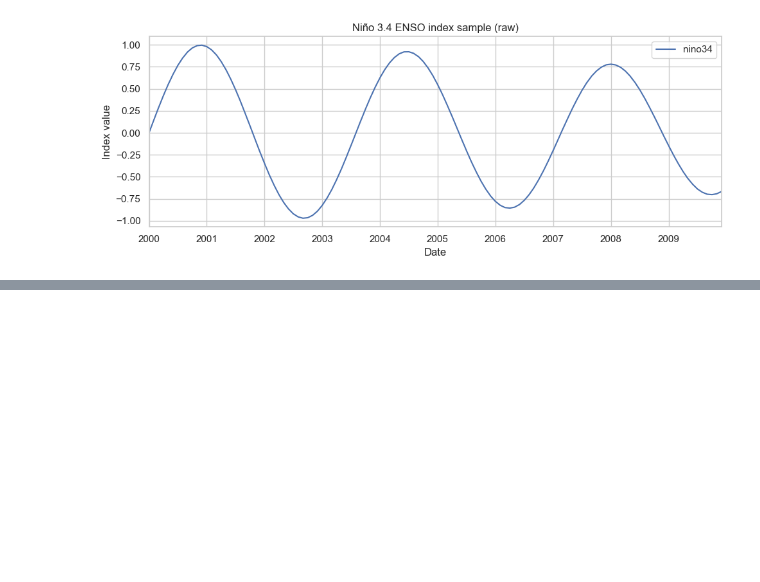
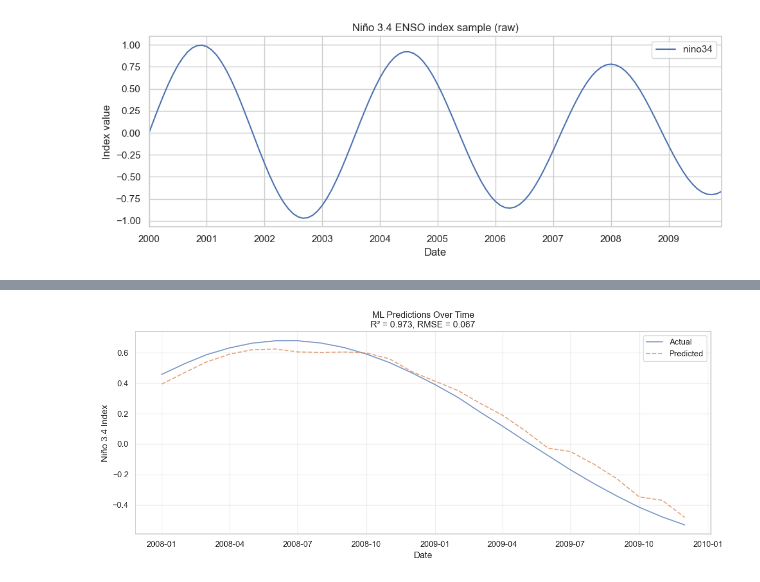
Before and after one commit to chicago-aiscience/workshop-sst, a Jupyter notebook: docs/workshop_sst_demo.ipynb, the cells around one changed output, grey strips where cells are left out. Cells and saved outputs as stored; diff of their text form; code cells hidden in the pictures; blank space fills up the shorter version.

```diff
--- a/docs/workshop_sst_demo.ipynb
+++ b/docs/workshop_sst_demo.ipynb
@@ -198,0 +212,21 @@ plt.show()
+# %%
+# Calculate R² and RMSE from predictions for the plot title
+from sklearn.metrics import r2_score, mean_squared_error
+import numpy as np
+
+r2 = r2_score(predictions["actual"], predictions["predicted"])
+rmse = np.sqrt(mean_squared_error(predictions["actual"], predictions["predicted"]))
+
+# Plot predictions over time
+plt.figure(figsize=(12, 5))
+plt.plot(predictions["date"], predictions["actual"], label="Actual", alpha=0.7, linewidth=1.5)
+plt.plot(predictions["date"], predictions["predicted"], label="Predicted", alpha=0.7, linewidth=1.5, linestyle="--")
+plt.xlabel("Date")
+plt.ylabel("Niño 3.4 Index")
+plt.title(f"ML Predictions Over Time\nR² = {r2:.3f}, RMSE = {rmse:.3f}")
+plt.legend()
+plt.grid(True, alpha=0.3)
+plt.tight_layout()
+plt.show()
+# %% [output]
+[figure, added]
```
Also changed, not shown: parts of 12 cells of this notebook, 3 other files.
